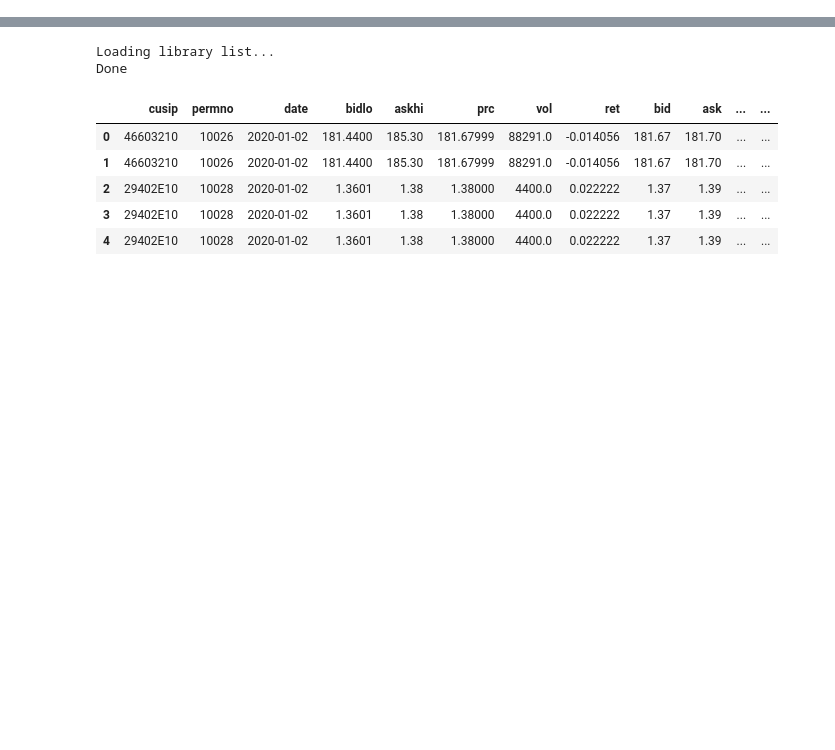
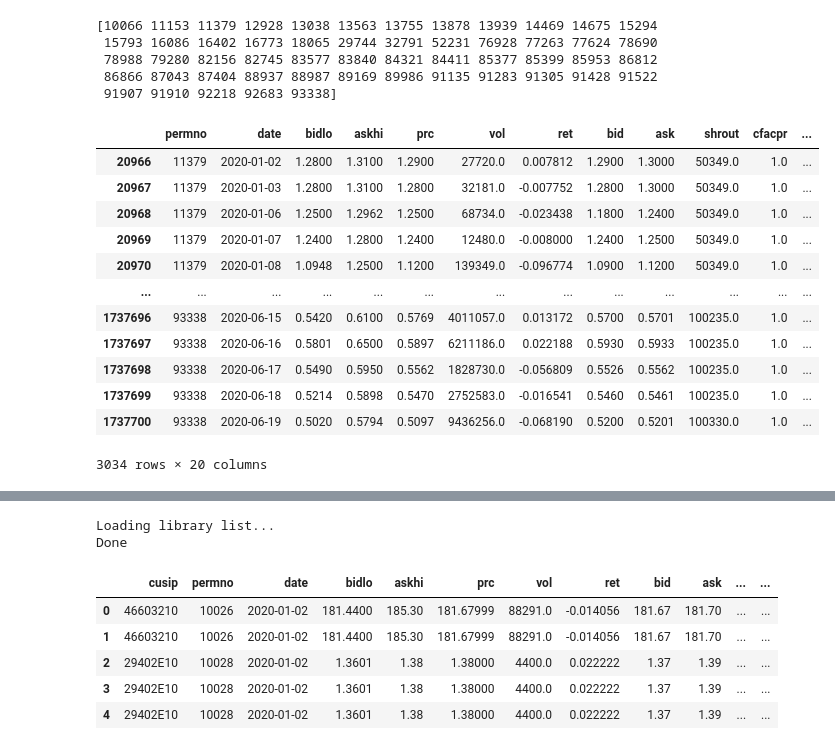
Before and after one commit to navid-nb/MSc_ML_Project1, a Jupyter notebook: temp.ipynb, the cells around one changed output, grey strips where cells are left out. Cells and saved outputs as stored; diff of their text form; code cells hidden in the pictures; blank space fills up the shorter version.

```diff
--- a/temp.ipynb
+++ b/temp.ipynb
@@ -0,0 +22,24 @@
+# %%
+s2=df_prices2[df_prices2['ticker'].isna()]
+pnos=s2['permno'].unique()
+print(pnos)
+df_prices2[df_prices2['permno'].isin(pnos) & df_prices2['ticker'].notna()]
+# %% [output]
+[10066 11153 11379 12928 13038 13563 13755 13878 13939 14469 14675 15294
+ 15793 16086 16402 16773 18065 29744 32791 52231 76928 77263 77624 78690
+ 78988 79280 82156 82745 83577 83840 84321 84411 85377 85399 85953 86812
+ 86866 87043 87404 88937 88987 89169 89986 91135 91283 91305 91428 91522
+ 91907 91910 92218 92683 93338]
+|  | permno | date | bidlo | askhi | prc | vol | ret | bid | ask | shrout | cfacpr | ... |
+| 20966 | 11379 | 2020-01-02 | 1.2800 | 1.3100 | 1.2900 | 27720.0 | 0.007812 | 1.2900 | 1.3000 | 50349.0 | 1.0 | ... |
+| 20967 | 11379 | 2020-01-03 | 1.2800 | 1.3100 | 1.2800 | 32181.0 | -0.007752 | 1.2800 | 1.3000 | 50349.0 | 1.0 | ... |
+| 20968 | 11379 | 2020-01-06 | 1.2500 | 1.2962 | 1.2500 | 68734.0 | -0.023438 | 1.1800 | 1.2400 | 50349.0 | 1.0 | ... |
+| 20969 | 11379 | 2020-01-07 | 1.2400 | 1.2800 | 1.2400 | 12480.0 | -0.008000 | 1.2400 | 1.2500 | 50349.0 | 1.0 | ... |
+| 20970 | 11379 | 2020-01-08 | 1.0948 | 1.2500 | 1.1200 | 139349.0 | -0.096774 | 1.0900 | 1.1200 | 50349.0 | 1.0 | ... |
+| ... | ... | ... | ... | ... | ... | ... | ... | ... | ... | ... | ... | ... |
+| 1737696 | 93338 | 2020-06-15 | 0.5420 | 0.6100 | 0.5769 | 4011057.0 | 0.013172 | 0.5700 | 0.5701 | 100235.0 | 1.0 | ... |
+| 1737697 | 93338 | 2020-06-16 | 0.5801 | 0.6500 | 0.5897 | 6211186.0 | 0.022188 | 0.5930 | 0.5933 | 100235.0 | 1.0 | ... |
+| 1737698 | 93338 | 2020-06-17 | 0.5490 | 0.5950 | 0.5562 | 1828730.0 | -0.056809 | 0.5526 | 0.5562 | 100235.0 | 1.0 | ... |
+| 1737699 | 93338 | 2020-06-18 | 0.5214 | 0.5898 | 0.5470 | 2752583.0 | -0.016541 | 0.5460 | 0.5461 | 100235.0 | 1.0 | ... |
+| 1737700 | 93338 | 2020-06-19 | 0.5020 | 0.5794 | 0.5097 | 9436256.0 | -0.068190 | 0.5200 | 0.5201 | 100330.0 | 1.0 | ... |
+3034 rows × 20 columns
```
Also changed, not shown: parts of 5 cells of this notebook, 3 other files.
